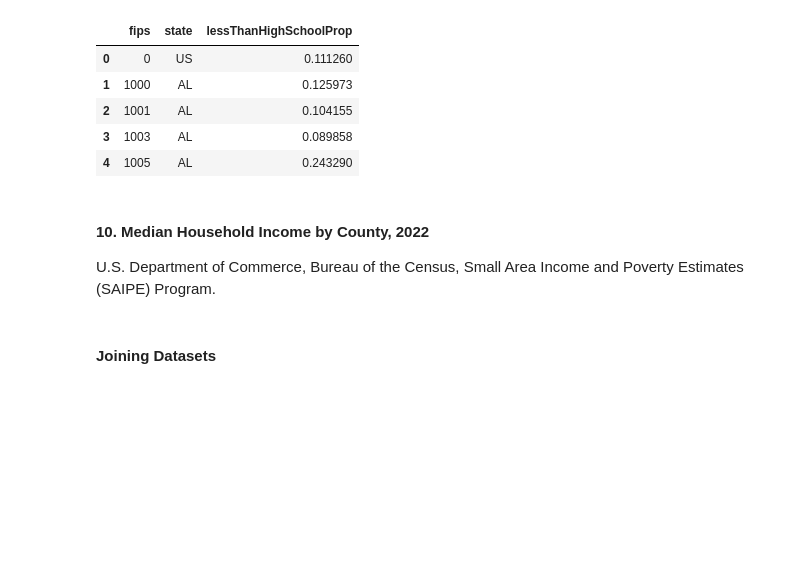
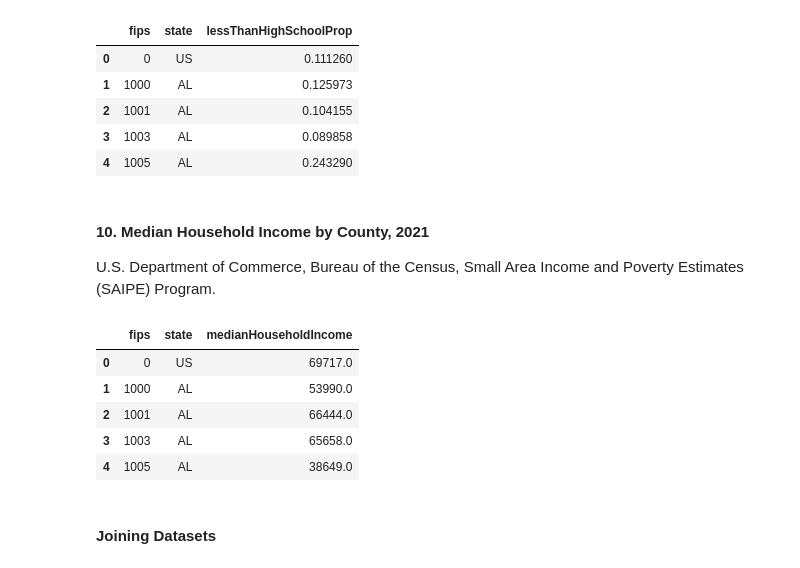
Before and after one commit to paulroconnor/UNFCCC-Econometric-Analysis, a Jupyter notebook: DataPreparation.ipynb, the cells around one changed output. Cells and saved outputs as stored; diff of their text form; code cells hidden in the pictures; blank space fills up the shorter version.

Commit message:
Add household income

```diff
--- a/DataPreparation.ipynb
+++ b/DataPreparation.ipynb
@@ -224,8 +224,19 @@ EducationbyCounty.head()
 | 3 | 1003 | AL | 0.089858 |
 | 4 | 1005 | AL | 0.243290 |
 # %% [markdown]
-#### 10. Median Household Income by County, 2022
+#### 10. Median Household Income by County, 2021
 U.S. Department of Commerce, Bureau of the Census, Small Area Income and Poverty Estimates (SAIPE) Program.
+# %%
+HouseholdIncome = pd.read_csv('RawData/HouseholdIncomebyCounty.csv')
+# %%
+HouseholdIncome.head()
+# %% [output]
+|  | fips | state | medianHouseholdIncome |
+| 0 | 0 | US | 69717.0 |
+| 1 | 1000 | AL | 53990.0 |
+| 2 | 1001 | AL | 66444.0 |
+| 3 | 1003 | AL | 65658.0 |
+| 4 | 1005 | AL | 38649.0 |
 # %% [markdown]
 #### Joining Datasets
 # %% [markdown]
```
Also changed, not shown: parts of 5 cells of this notebook, 1 other file.
